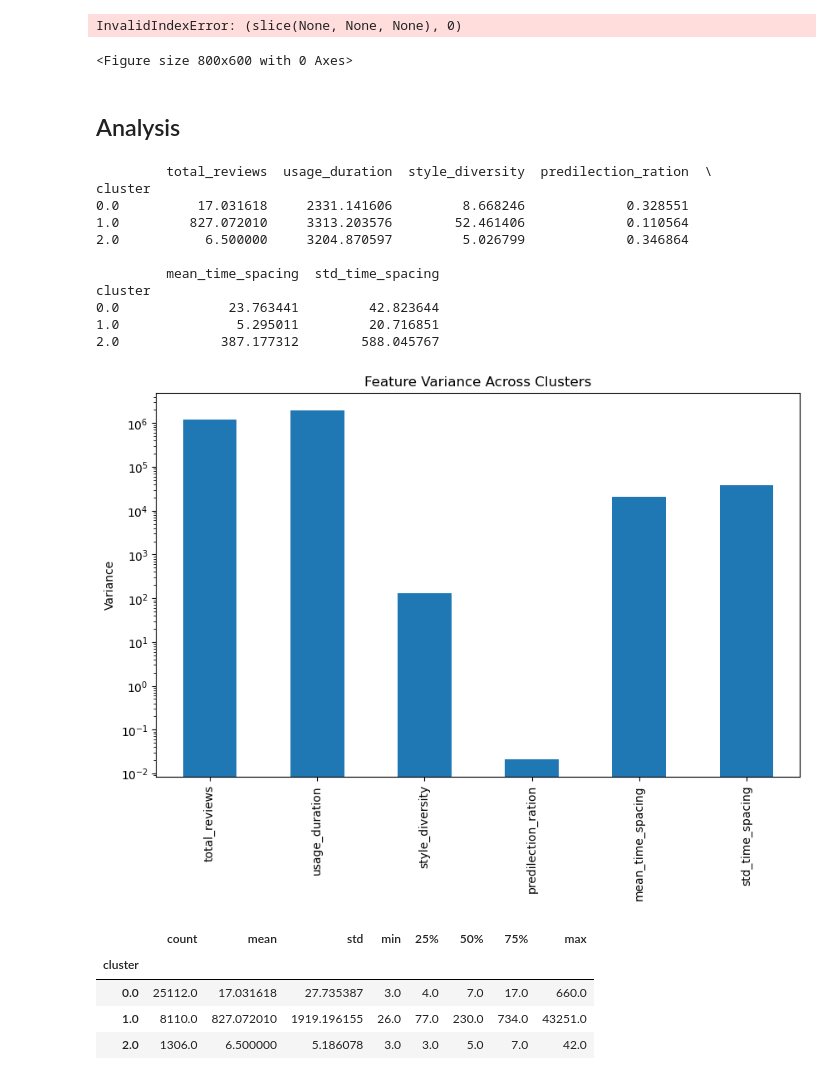
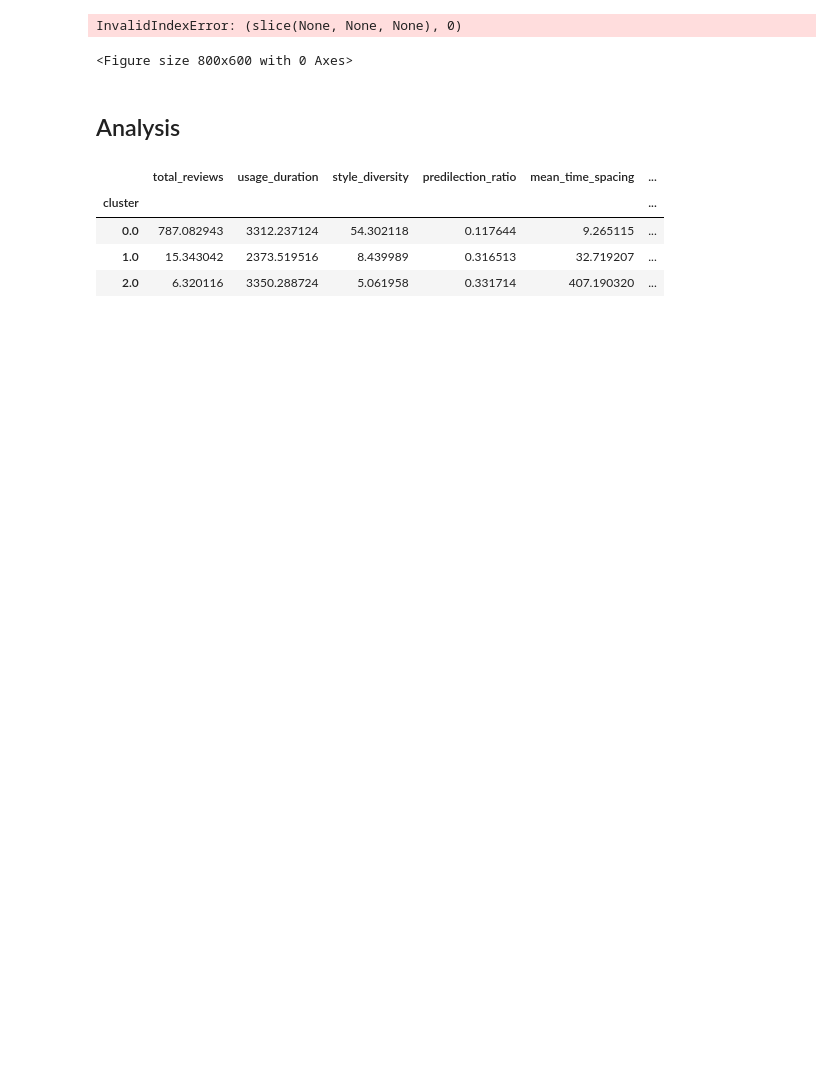
Before and after one commit to epfl-ada/ada-2024-project-bada55, a Jupyter notebook: resultsWS.ipynb, the cells around one changed output. Cells and saved outputs as stored; diff of their text form; code cells hidden in the pictures; blank space fills up the shorter version.

```diff
--- a/resultsWS.ipynb
+++ b/resultsWS.ipynb
@@ -178,0 +309,3 @@ rb_features_scaled = pd.DataFrame(rb_features_scaled, columns=rb_features_cleane
+# %%
+features_cleaned = features.drop(columns='platform').copy()
+features_cleaned.dropna(inplace=True)
@@ -198,0 +318,6 @@ Explained variance by components: [0.35574007 0.28482851 0.16057058 0.12847969 0
+# %%
+pca = PCA(n_components=0.95)  # Retain 95% of variance
+PCs = pca.fit_transform(features_scaled)
+features_reduced = pd.DataFrame(PCs, index=features_scaled.index, columns=[f"PC{i+1}" for i in range(PCs.shape[1])])
+print(f"Explained variance by components: {pca.explained_variance_ratio_}\n")
+print(f"Unexplained variance: {1-pca.explained_variance_ratio_.sum()}")
@@ -204,7 +333,7 @@ inertia = []
 cluster_range = range(2, 11)
 for k in cluster_range:
     kmeans = KMeans(n_clusters=k, random_state=42)
-    kmeans.fit(ba_features_reduced)
+    kmeans.fit(features_reduced)
     inertia.append(kmeans.inertia_)
 
 plt.plot(cluster_range, inertia, marker='o')
@@ -216,7 +345,7 @@ plt.show()
 # Silhouette Score
 for k in cluster_range:
     kmeans = KMeans(n_clusters=k, random_state=42)
-    labels = kmeans.fit_predict(ba_features_reduced)
-    score = silhouette_score(ba_features_reduced, labels)
+    labels = kmeans.fit_predict(features_reduced)
+    score = silhouette_score(features_reduced, labels)
     print(f"Silhouette Score for {k} clusters: {score}")
 # %% [output]
@@ -267,13 +364,12 @@ n_clusters = 3
 # %% [markdown]
 ## Clustering
 # %%
-# Clustering for ba
-ba_kmeans = KMeans(n_clusters=n_clusters, random_state=42)
-ba_cluster_labels = ba_kmeans.fit_predict(ba_features_reduced)
-#ba_features['cluster'] = np.nan
-#ba_features.loc[ba_features_reduced.index, 'cluster'] = ba_cluster_labels
-ba_cluster_labels_series = pd.Series(ba_cluster_labels, index=ba_features_reduced.index, name='cluster')
-if 'cluster' not in ba_features.columns:
-    ba_features = ba_features.join(ba_cluster_labels_series, how='left')
-ba_features.head(30)
+# Clustering
+kmeans = KMeans(n_clusters=n_clusters, random_state=42)
+cluster_labels = kmeans.fit_predict(features_reduced)
+
+cluster_labels_series = pd.Series(cluster_labels, index=features_reduced.index, name='cluster')
+if 'cluster' not in features.columns:
+    features = features.join(cluster_labels_series, how='left')
+features.head(20)
 # %% [output]
@@ -363,32 +472,11 @@ InvalidIndexError: (slice(None, None, None), 0)
 # %% [markdown]
 ## Analysis
 # %%
-cluster_summary = rb_features.groupby('cluster').mean()
-print(cluster_summary)
-
-feature_variance = rb_features.groupby('cluster').var().mean()
-
-feature_variance.plot(kind='bar', figsize=(10, 6), title='Feature Variance Across Clusters')
-plt.ylabel('Variance')
-plt.yscale('log')
-plt.show()
-
-rb_features.groupby('cluster')['total_reviews'].describe()
+cluster_summary = features.drop(columns='platform').groupby('cluster').mean()
+cluster_summary
 # %% [output]
-         total_reviews  usage_duration  style_diversity  predilection_ration  \
-cluster
-0.0          17.031618     2331.141606         8.668246             0.328551
-1.0         827.072010     3313.203576        52.461406             0.110564
-2.0           6.500000     3204.870597         5.026799             0.346864
-
-         mean_time_spacing  std_time_spacing
-cluster
-0.0              23.763441         42.823644
-1.0               5.295011         20.716851
-2.0             387.177312        588.045767
-[figure, removed]
-|  | count | mean | std | min | 25% | 50% | 75% | max |
-| cluster |  |  |  |  |  |  |  |  |
-| 0.0 | 25112.0 | 17.031618 | 27.735387 | 3.0 | 4.0 | 7.0 | 17.0 | 660.0 |
-| 1.0 | 8110.0 | 827.072010 | 1919.196155 | 26.0 | 77.0 | 230.0 | 734.0 | 43251.0 |
-| 2.0 | 1306.0 | 6.500000 | 5.186078 | 3.0 | 3.0 | 5.0 | 7.0 | 42.0 |
+|  | total_reviews | usage_duration | style_diversity | predilection_ratio | mean_time_spacing | ... |
+| cluster |  |  |  |  |  | ... |
+| 0.0 | 787.082943 | 3312.237124 | 54.302118 | 0.117644 | 9.265115 | ... |
+| 1.0 | 15.343042 | 2373.519516 | 8.439989 | 0.316513 | 32.719207 | ... |
+| 2.0 | 6.320116 | 3350.288724 | 5.061958 | 0.331714 | 407.190320 | ... |
```
Also changed, not shown: parts of 41 cells of this notebook.
